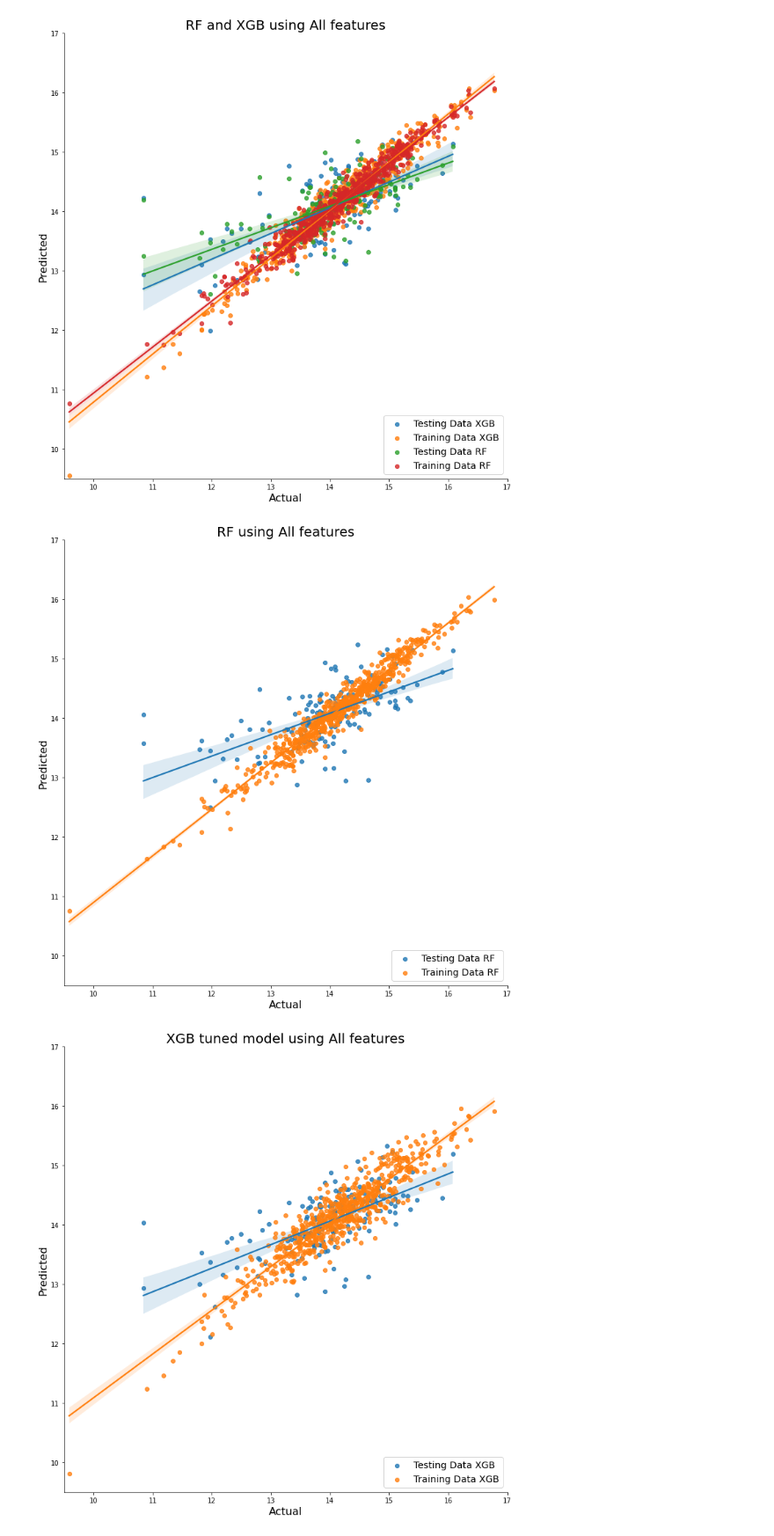
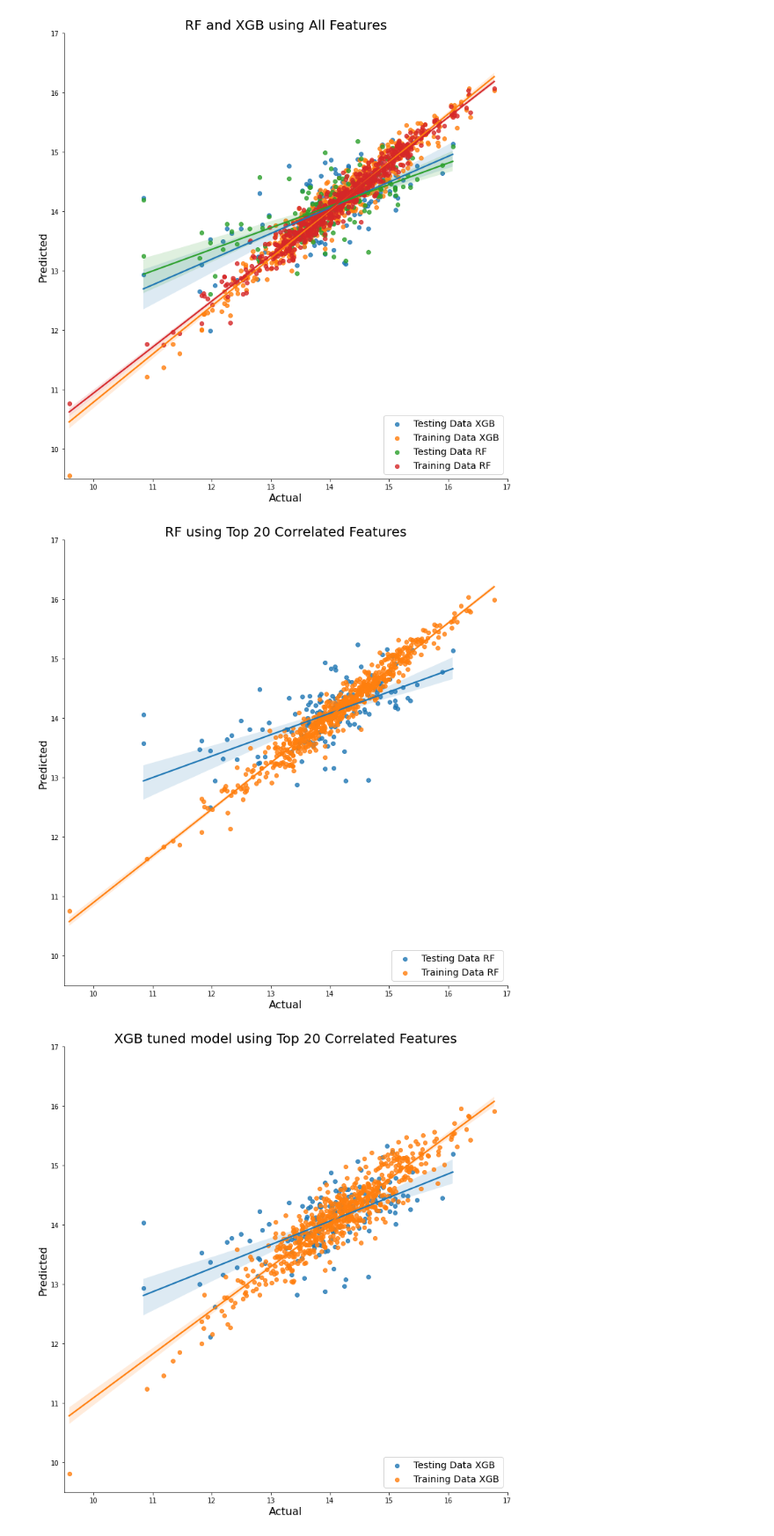
Before and after one commit to vishesh-sarinDXB/CD38_Predictor, a Jupyter notebook: Untitled.ipynb, the cells around one changed output. Shown at 88% size. Cells and saved outputs as stored; diff of their text form; code cells hidden in the pictures.

Commit message:
Added title parameter to getMAEandPlots so we can add more descriptive titles easily

```diff
--- a/Untitled.ipynb
+++ b/Untitled.ipynb
@@ -27,7 +27,7 @@ X_corr, X_train_corr, X_test_corr = getCorrAndHighCorrFeatures(X_log, y_log, X_l
 # %%
 xgb_corr = buildNewModelAndFit(params, X_train_corr, y_log_train)
 # %%
-mae_corr = getMAEandPlots(xgb_corr, X_train_corr, X_test_corr, y_log_train, y_log_test)
+mae_corr = getMAEandPlots(xgb_corr, X_train_corr, X_test_corr, y_log_train, y_log_test, 'Top 20 Correlated Features')
 # %% [output]
-[figure, old version]
+[figure, new version]
-[figure, old version]
+[figure, new version]
```
Also changed, not shown: parts of 1 cell of this notebook, 1 other file.
